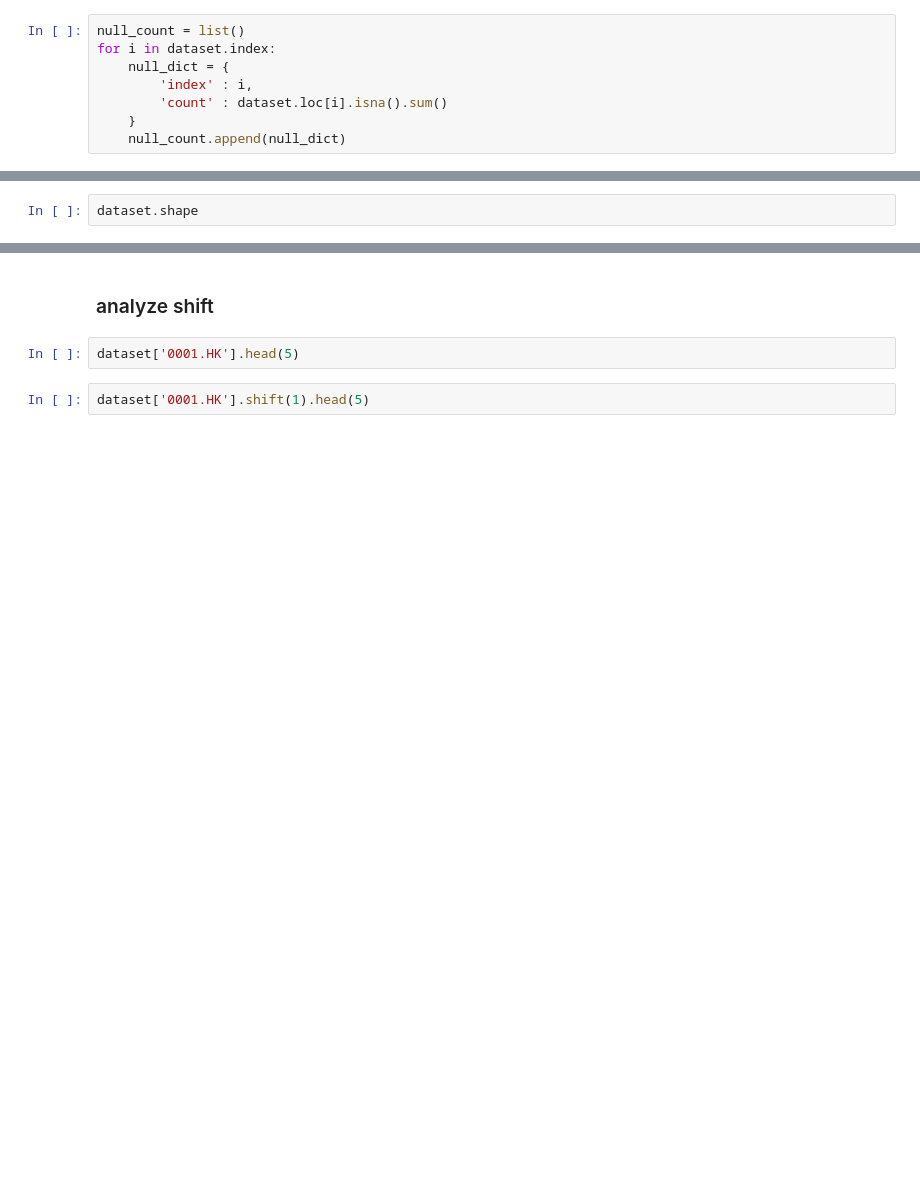
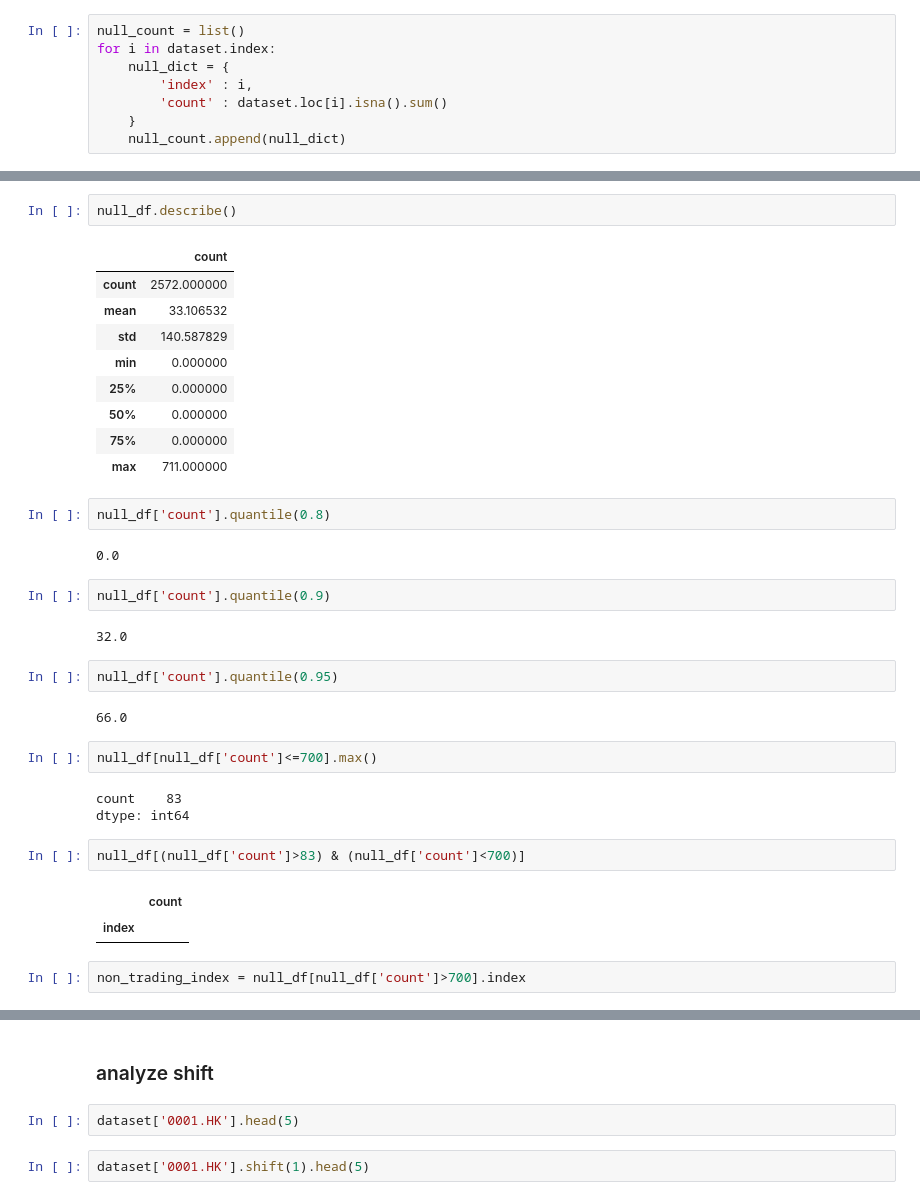
Before and after one commit to winglokhouse/slack-trading, a Jupyter notebook: EXP-find-correlated-stock-PrevClose-TodayClose-10-years-of history.ipynb, the cells around one changed output, grey strips where cells are left out. Cells and saved outputs as stored; diff of their text form; blank space fills up the shorter version.

Commit message:
Clean dataset to remove all null in 10 years data

```diff
--- a/EXP-find-correlated-stock-PrevClose-TodayClose-10-years-of history.ipynb
+++ b/EXP-find-correlated-stock-PrevClose-TodayClose-10-years-of history.ipynb
@@ -221,2 +234,36 @@ null_df.head(20)
-# %%
-dataset.shape
+# %%
+null_df.describe()
+# %% [output]
+|  | count |
+| count | 2572.000000 |
+| mean | 33.106532 |
+| std | 140.587829 |
+| min | 0.000000 |
+| 25% | 0.000000 |
+| 50% | 0.000000 |
+| 75% | 0.000000 |
+| max | 711.000000 |
+# %%
+null_df['count'].quantile(0.8)
+# %% [output]
+0.0
+# %%
+null_df['count'].quantile(0.9)
+# %% [output]
+32.0
+# %%
+null_df['count'].quantile(0.95)
+# %% [output]
+66.0
+# %%
+null_df[null_df['count']<=700].max()
+# %% [output]
+count    83
+dtype: int64
+# %%
+null_df[(null_df['count']>83) & (null_df['count']<700)]
+# %% [output]
+|  | count |
+| index |  |
+# %%
+non_trading_index = null_df[null_df['count']>700].index
```
Also changed, not shown: parts of 28 cells of this notebook, 2 other files.
